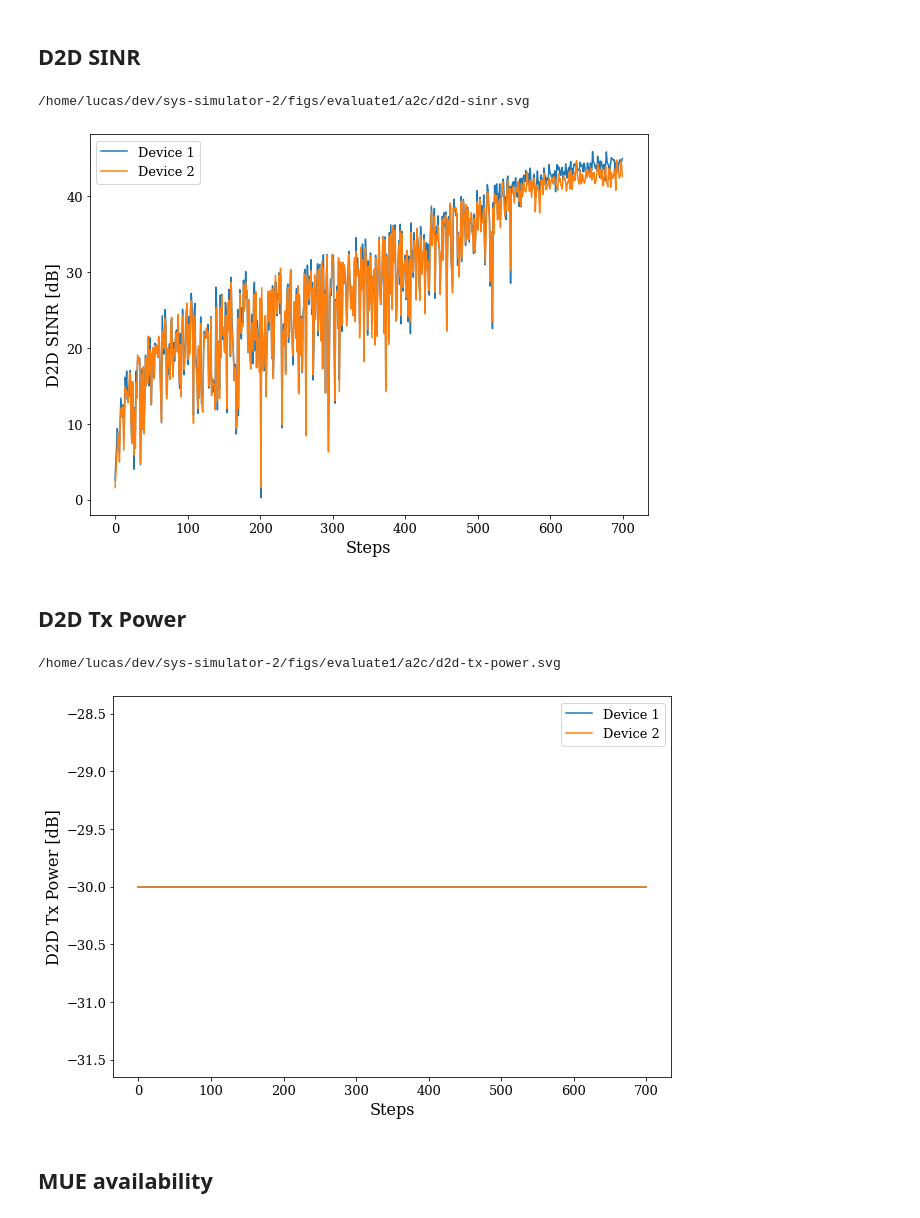
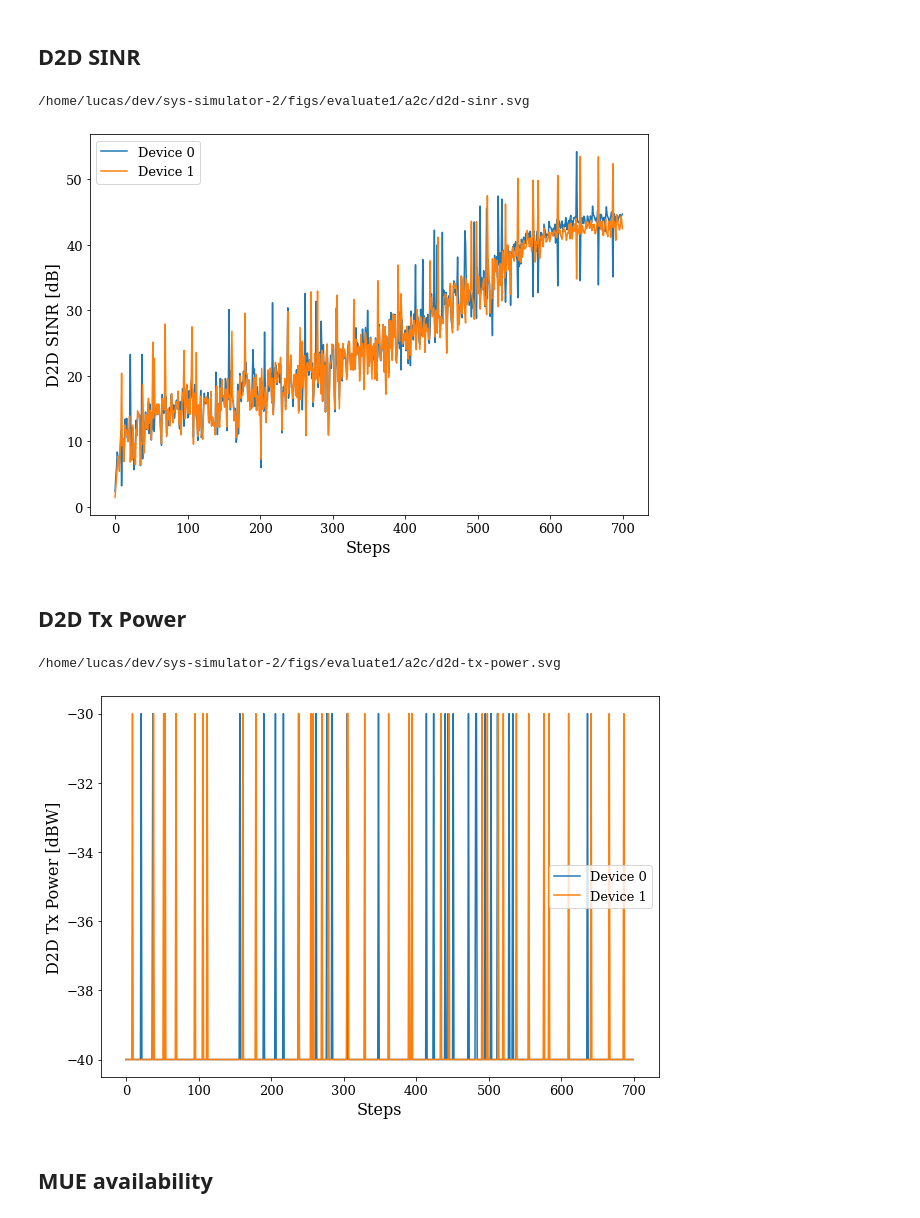
Before and after one commit to lbaiao/sys-simulator-2, a Jupyter notebook: notebooks/figs-notebooks/evaluate1.ipynb, the cells around one changed output. Drawn from its saved outputs; the diff is of its cells as text; code cells hidden in the pictures.

```diff
--- a/notebooks/figs-notebooks/evaluate1.ipynb
+++ b/notebooks/figs-notebooks/evaluate1.ipynb
@@ -16,13 +16,14 @@ EXP_NAME = 'evaluate1'
 
 # ddpg
 # ALGO_NAME = 'ddpg'
-# filepath = "/home/lucas/dev/sys-simulator-2/data/ddpg/evaluate1/20210518-071720/log.pickle"
+# filepath = "/home/lucas/dev/sys-simulator-2/data/ddpg/evaluate1/20210522-203404/log.pickle"
 # dql
 # ALGO_NAME = 'dql'
-# filepath = "/home/lucas/dev/sys-simulator-2/data/dql/evaluate1/20210516-213236/log.pickle"
+# filepath = "/home/lucas/dev/sys-simulator-2/data/dql/evaluate1/20210524-202924/log.pickle"
 # a2c
 ALGO_NAME = 'a2c'
-filepath = "/home/lucas/dev/sys-simulator-2/data/a2c/evaluate1/20210518-231903/log.pickle"
+filepath = "/home/lucas/dev/sys-simulator-2/data/a2c/evaluate1/20210524-223717/log.pickle"
+
 # output path
 OUTPUT_PATH = f'/home/lucas/dev/sys-simulator-2/figs/{EXP_NAME}/{ALGO_NAME}'
 
@@ -141,8 +142,8 @@ plt.show()
 ## D2D SINR
 # %%
 plt.figure(figsize=(10,7))
-sns.lineplot(x=x, y=d2d_sinrs[:,0].reshape(-1), label='Device 1')
-sns.lineplot(x=x, y=d2d_sinrs[:,1].reshape(-1), label='Device 2')
+sns.lineplot(x=x, y=d2d_sinrs[:,0].reshape(-1), label='Device 0')
+sns.lineplot(x=x, y=d2d_sinrs[:,1].reshape(-1), label='Device 1')
 plt.xlabel('Steps', fontdict=x_font)
 plt.ylabel('D2D SINR [dB]', fontdict=y_font)
 plt.xticks(**ticks_font)
@@ -158,29 +159,31 @@ os.system(f'magick convert {svg_path} {eps_path}')
 plt.show()
 # %% [output]
 /home/lucas/dev/sys-simulator-2/figs/evaluate1/a2c/d2d-sinr.svg
-[figure, old version]
+[figure, new version]
 # %% [markdown]
 ## D2D Tx Power
 # %%
 plt.figure(figsize=(10,7))
-sns.lineplot(x=x, y=d2d_tx_powers[:,0].reshape(-1), label='Device 1')
-sns.lineplot(x=x, y=d2d_tx_powers[:,1].reshape(-1), label='Device 2')
+sns.lineplot(x=x, y=d2d_tx_powers[:,0].reshape(-1), label='Device 0')
+sns.lineplot(x=x, y=d2d_tx_powers[:,1].reshape(-1), label='Device 1')
 plt.xlabel('Steps', fontdict=x_font)
-plt.ylabel('D2D Tx Power [dB]', fontdict=y_font)
+plt.ylabel('D2D Tx Power [dBW]', fontdict=y_font)
 plt.xticks(**ticks_font)
 plt.yticks(**ticks_font)
+# y_ticks = [-120, -100, -80, -70, -60, -50]
+# plt.yticks(y_ticks, **ticks_font)
 plt.legend(prop=legends_font)
 fig_name = 'd2d-tx-power'
 svg_path = f'{OUTPUT_PATH}/{fig_name}.svg'
 eps_path = f'{OUTPUT_PATH}/{fig_name}.eps'
 print(svg_path)
 # save fig
 plt.savefig(svg_path)
 os.system(f'magick convert {svg_path} {eps_path}')
 plt.show()
 # %% [output]
 /home/lucas/dev/sys-simulator-2/figs/evaluate1/a2c/d2d-tx-power.svg
-[figure, old version]
+[figure, new version]
 # %% [markdown]
 ## MUE availability
 # %%
```
Also changed, not shown: parts of 11 cells of this notebook, 28 other files.
